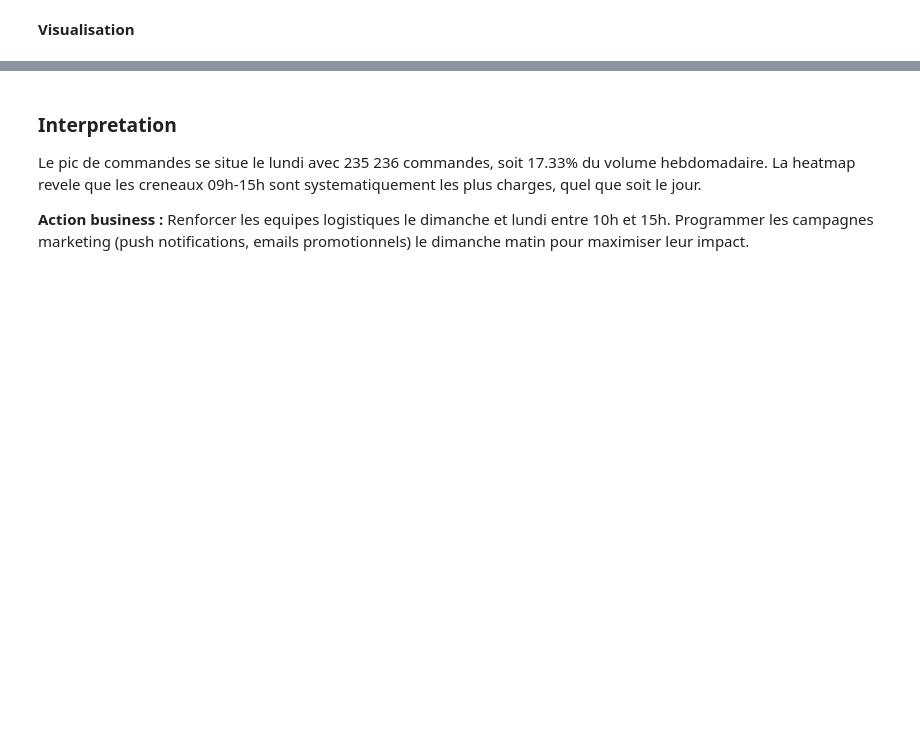
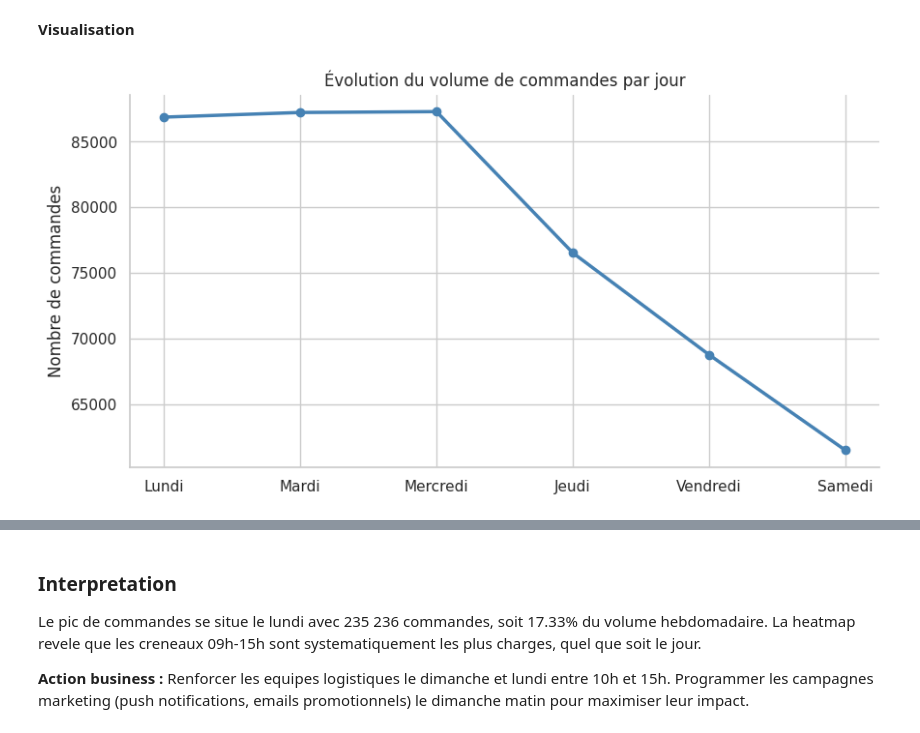
Before and after one commit to MeghCH/NextBuy, a Jupyter notebook: notebook.ipynb, the cells around one changed output, grey strips where cells are left out. Cells and saved outputs as stored; diff of their text form; code cells hidden in the pictures; blank space fills up the shorter version.

```diff
--- a/notebook.ipynb
+++ b/notebook.ipynb
@@ -157,25 +230,18 @@ for name, df_ in [
 The raw CSV has its columns shifted by one position. We rename them to their correct meaning.
 We print head() before and after to make the transformation auditable.
 # %%
-print("BEFORE renaming:")
-print(orders.columns.tolist())
-print(orders.head(3))
+orders = pd.read_csv(os.path.join(DATA_PATH, "orders.csv"))
 
-# The raw file delivers columns one position off from the documented schema.
-# Documented order: order_id | user_id | eval_set | order_number | order_dow
-#                   | order_hour_of_day | days_since_prior_order
 orders = orders.rename(columns={
     "order_number"           : "order_dow",
     "order_dow"              : "order_hour_of_day",
     "order_hour_of_day"      : "days_since_prior_order",
-    "days_since_prior_order" : "order_number",
+    "days_since_prior_order" : "order_number"
 })
 
-# order_number is not needed for our analysis
-orders = orders.drop(columns=["order_number"], errors="ignore")
+orders = orders.drop(columns=["order_number"])
 
-print("\nAFTER renaming:")
 print(orders.columns.tolist())
 print(orders.head(3))
-print("\nNaN per column:")
+print("\nNaN par colonne :")
 print(orders.isnull().sum())
@@ -479,24 +627,34 @@ print(commandes_par_jour[["jour", "nb_commandes", "pct"]].to_string(index=False)
 # %% [markdown]
 **Visualisation**
 # %%
+# 1. On s'assure de ne garder que les lignes où le mapping a fonctionné (jours 0-6)
+# On filtre les NaN générés par le mapping
+commandes_par_jour = (
+    df.groupby(["order_dow"])["order_id"]
+    .nunique()
+    .reset_index(name="nb_commandes")
+)
+
+# Application du dictionnaire
+jours = {0: "Dimanche", 1: "Lundi", 2: "Mardi", 3: "Mercredi", 4: "Jeudi", 5: "Vendredi", 6: "Samedi"}
+commandes_par_jour["jour"] = commandes_par_jour["order_dow"].map(jours)
+
+# ON SUPPRIME LES LIGNES HORS-PLAGE (0-6)
+commandes_par_jour = commandes_par_jour.dropna(subset=['jour']).sort_values("order_dow")
+
+# 2. Visualisation (Ce code ne plantera plus)
 plt.figure(figsize=(10, 5))
 plt.plot(
     commandes_par_jour["jour"],
     commandes_par_jour["nb_commandes"],
     marker="o",
     linewidth=2.5,
-    color="steelblue",
+    color="steelblue"
 )
-plt.fill_between(
-    commandes_par_jour["jour"],
-    commandes_par_jour["nb_commandes"],
-    alpha=0.15,
-    color="steelblue",
-)
-plt.title("Evolution du volume de commandes par jour", fontsize=13, fontweight="bold")
+plt.title("Évolution du volume de commandes par jour")
 plt.ylabel("Nombre de commandes")
-plt.xlabel("Jour de la semaine")
-sns.despine()
-plt.tight_layout()
+sns.despine() # Pour le style Tufte (épuration)
 plt.show()
+# %% [output]
+[figure, added]
 # %%
```
Also changed, not shown: parts of 41 cells of this notebook, 1 other file.
